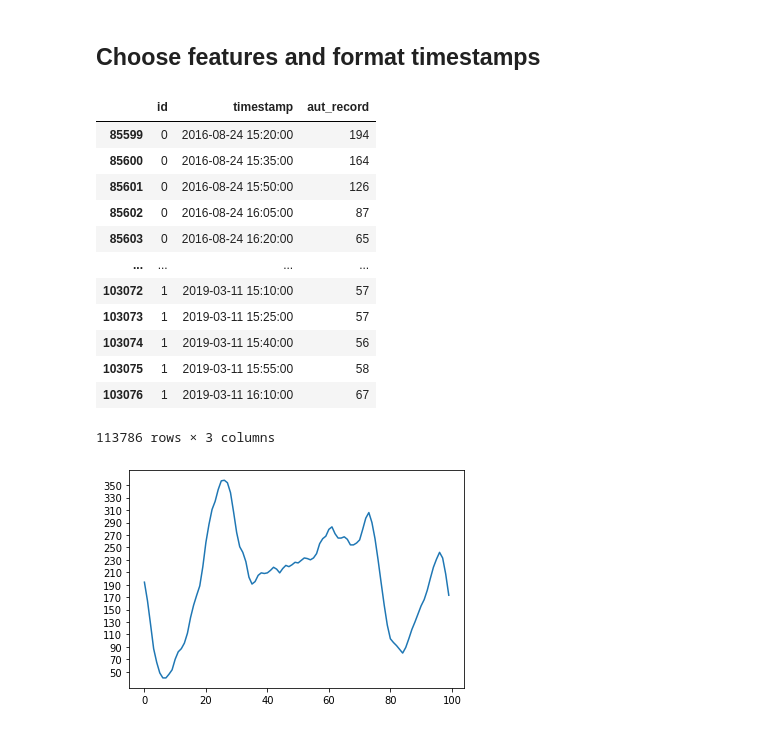
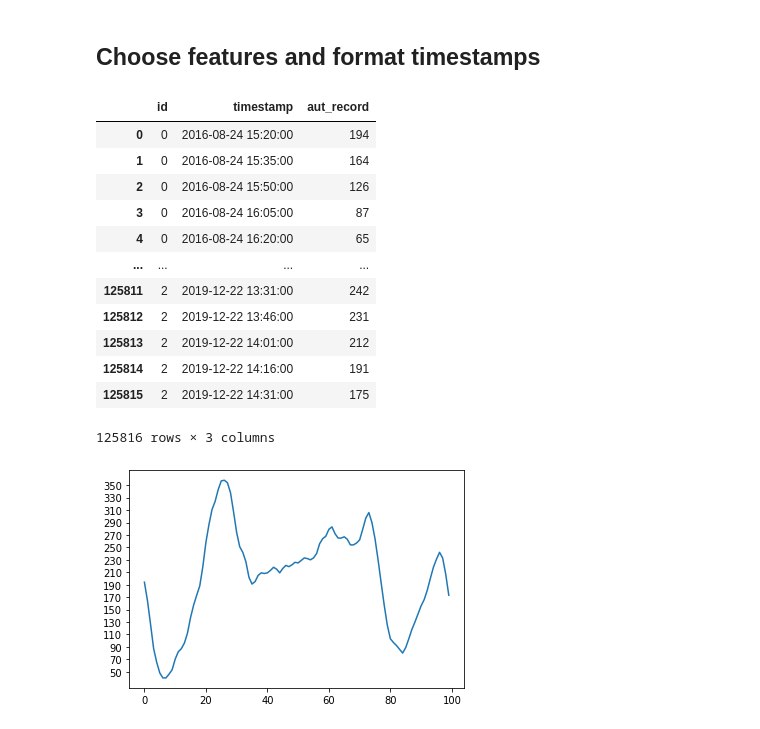
Before and after one commit to juan-arevalo/sugar_level_prediction, a Jupyter notebook: explore/data_exploration.ipynb, the cells around one changed output. Drawn from its saved outputs; the diff is of its cells as text; code cells hidden in the pictures.

```diff
--- a/explore/data_exploration.ipynb
+++ b/explore/data_exploration.ipynb
@@ -33,7 +40,7 @@ columns = 'Medidor,Número de serial,Sello de tiempo del medidor,Tipo de registr
 columns = columns.split(',')
 
 list_df = []
-for i in np.arange(2):
+for i in np.arange(3):
   filename = 'patient%s_measurements.csv' % i
   data_file = os.path.join(root, filename)
 
@@ -73,33 +81,47 @@ df.describe()
 | max | 6.000000 | 500.000000 | 500.000000 | NaN | ... |
 # %% [markdown]
 ## Choose features and format timestamps
+# %%
+def parser(t):
+    if "/" in t:
+        out = pd.to_datetime(t, dayfirst=False, format='%Y/%m/%d %H:%M')
+    elif "-" in t:
+        out = pd.to_datetime(t, dayfirst=False, format='%m-%d-%Y %I:%M %p')
+    else:
+        out = None
+    return out
 # %%
 # choose variables
 dfs = df[['id', 'Sello de tiempo del medidor', 'Historial de glucosa(mg/dL)']]
 dfs.columns = ['id', 'timestamp', 'aut_record']
 # format records and drop nans
-dfs = dfs.dropna(inplace=False, subset=['aut_record']).reset_index()
+dfs = dfs.dropna(inplace=False, subset=['aut_record'])
 dfs.aut_record = dfs.aut_record.values.astype(np.int)
-dfs.drop(columns=['index'], inplace=True)
+
 # format timestamp
-dfs.timestamp = pd.to_datetime(dfs.timestamp, dayfirst=False, format='%m-%d-%Y %I:%M %p')
+# dfs.timestamp = pd.to_datetime(dfs.timestamp, dayfirst=False, format='%m-%d-%Y %I:%M %p')
+dfs.timestamp = dfs.timestamp.apply(parser)
+dfs = dfs.dropna(inplace=False, subset=['timestamp'])
+
 # sort values by id and timestamp
 dfs.sort_values(by=['id', 'timestamp'], inplace=True)
+dfs = dfs.reset_index()
+dfs.drop(columns=['index'], inplace=True)
 dfs
 # %% [output]
 |  | id | timestamp | aut_record |
-| 85599 | 0 | 2016-08-24 15:20:00 | 194 |
-| 85600 | 0 | 2016-08-24 15:35:00 | 164 |
-| 85601 | 0 | 2016-08-24 15:50:00 | 126 |
-| 85602 | 0 | 2016-08-24 16:05:00 | 87 |
-| 85603 | 0 | 2016-08-24 16:20:00 | 65 |
+| 0 | 0 | 2016-08-24 15:20:00 | 194 |
+| 1 | 0 | 2016-08-24 15:35:00 | 164 |
+| 2 | 0 | 2016-08-24 15:50:00 | 126 |
+| 3 | 0 | 2016-08-24 16:05:00 | 87 |
+| 4 | 0 | 2016-08-24 16:20:00 | 65 |
 | ... | ... | ... | ... |
-| 103072 | 1 | 2019-03-11 15:10:00 | 57 |
-| 103073 | 1 | 2019-03-11 15:25:00 | 57 |
-| 103074 | 1 | 2019-03-11 15:40:00 | 56 |
-| 103075 | 1 | 2019-03-11 15:55:00 | 58 |
-| 103076 | 1 | 2019-03-11 16:10:00 | 67 |
+| 125811 | 2 | 2019-12-22 13:31:00 | 242 |
+| 125812 | 2 | 2019-12-22 13:46:00 | 231 |
+| 125813 | 2 | 2019-12-22 14:01:00 | 212 |
+| 125814 | 2 | 2019-12-22 14:16:00 | 191 |
+| 125815 | 2 | 2019-12-22 14:31:00 | 175 |
-113786 rows × 3 columns
+125816 rows × 3 columns
 # %%
 plt.figure()
 plt.plot(dfs.aut_record.values[:100])
```
Also changed, not shown: parts of 9 cells of this notebook.
